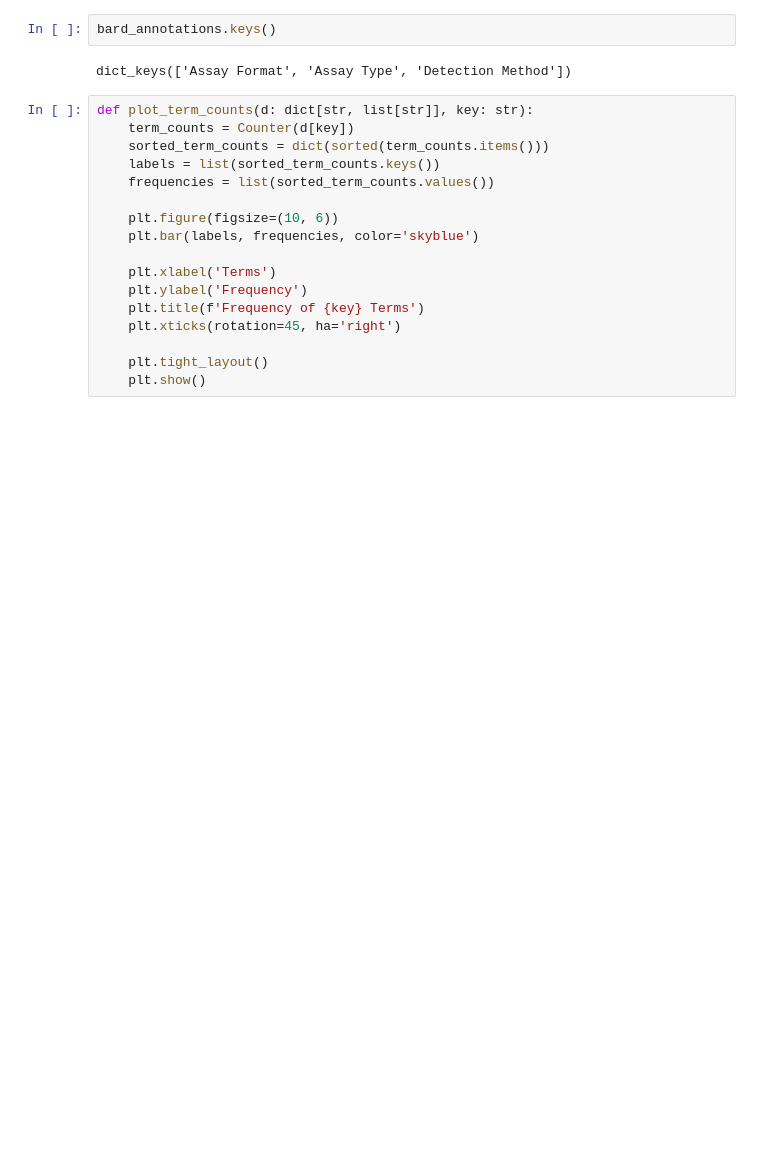
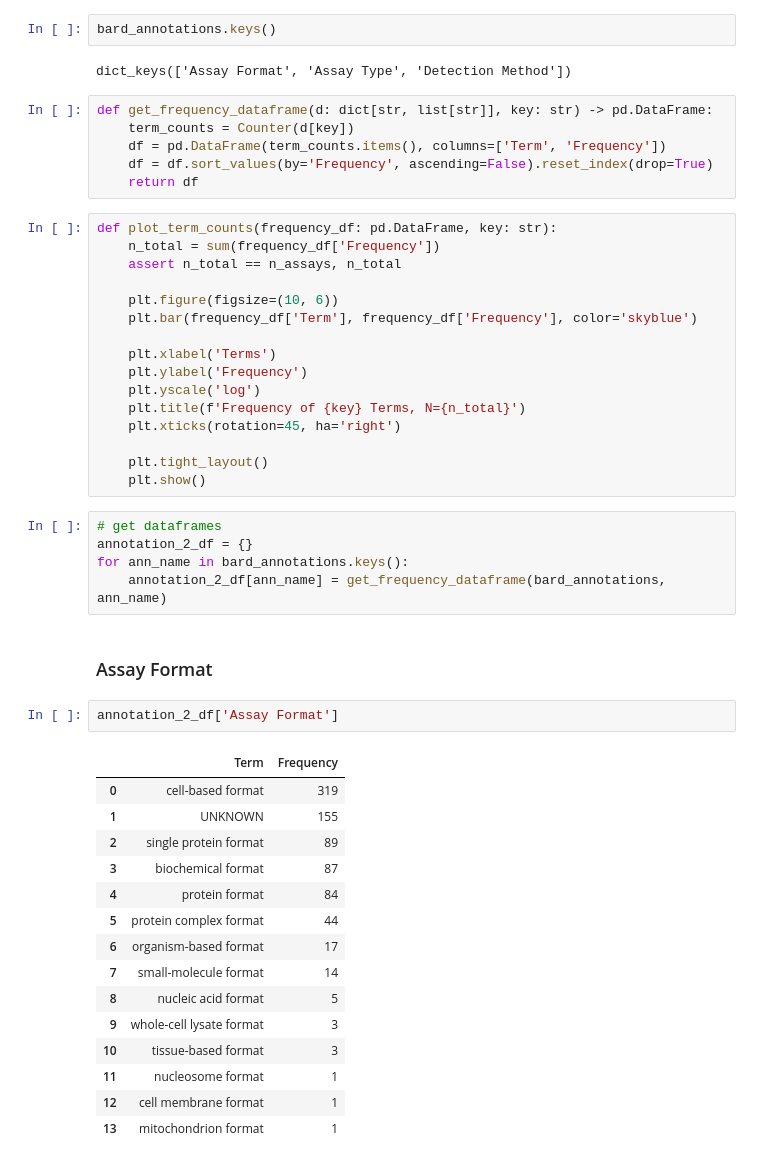
Before and after one commit to unmtransinfo/Badapple2, a Jupyter notebook: src/notebooks/assay_annotations.ipynb, the cells around one changed output. Saved outputs shown, nothing was run; the diff lists cells and outputs as text; blank space fills up the shorter version.

```diff
--- a/src/notebooks/assay_annotations.ipynb
+++ b/src/notebooks/assay_annotations.ipynb
@@ -51,21 +70,51 @@ for aid, ref_n in aid_2_bardrefnum.items():
 bard_annotations.keys()
 # %% [output]
 dict_keys(['Assay Format', 'Assay Type', 'Detection Method'])
+# %%
+def get_frequency_dataframe(d: dict[str, list[str]], key: str) -> pd.DataFrame:
+    term_counts = Counter(d[key])
+    df = pd.DataFrame(term_counts.items(), columns=['Term', 'Frequency'])
+    df = df.sort_values(by='Frequency', ascending=False).reset_index(drop=True)
+    return df
 # %%
-def plot_term_counts(d: dict[str, list[str]], key: str):
-    term_counts = Counter(d[key])
-    sorted_term_counts = dict(sorted(term_counts.items()))
-    labels = list(sorted_term_counts.keys())
-    frequencies = list(sorted_term_counts.values())
+def plot_term_counts(frequency_df: pd.DataFrame, key: str):
+    n_total = sum(frequency_df['Frequency'])
+    assert n_total == n_assays, n_total
 
     plt.figure(figsize=(10, 6))
-    plt.bar(labels, frequencies, color='skyblue')
+    plt.bar(frequency_df['Term'], frequency_df['Frequency'], color='skyblue')
 
     plt.xlabel('Terms')
     plt.ylabel('Frequency')
-    plt.title(f'Frequency of {key} Terms')
+    plt.yscale('log')
+    plt.title(f'Frequency of {key} Terms, N={n_total}')
     plt.xticks(rotation=45, ha='right')
 
     plt.tight_layout()
     plt.show()
+# %%
+# get dataframes
+annotation_2_df = {}
+for ann_name in bard_annotations.keys():
+    annotation_2_df[ann_name] = get_frequency_dataframe(bard_annotations, ann_name)
+# %% [markdown]
+### Assay Format
+# %%
+annotation_2_df['Assay Format']
+# %% [output]
+|  | Term | Frequency |
+| 0 | cell-based format | 319 |
+| 1 | UNKNOWN | 155 |
+| 2 | single protein format | 89 |
+| 3 | biochemical format | 87 |
+| 4 | protein format | 84 |
+| 5 | protein complex format | 44 |
+| 6 | organism-based format | 17 |
+| 7 | small-molecule format | 14 |
+| 8 | nucleic acid format | 5 |
+| 9 | whole-cell lysate format | 3 |
+| 10 | tissue-based format | 3 |
+| 11 | nucleosome format | 1 |
+| 12 | cell membrane format | 1 |
+| 13 | mitochondrion format | 1 |
 # %%
```
Also changed, not shown: parts of 12 cells of this notebook.
